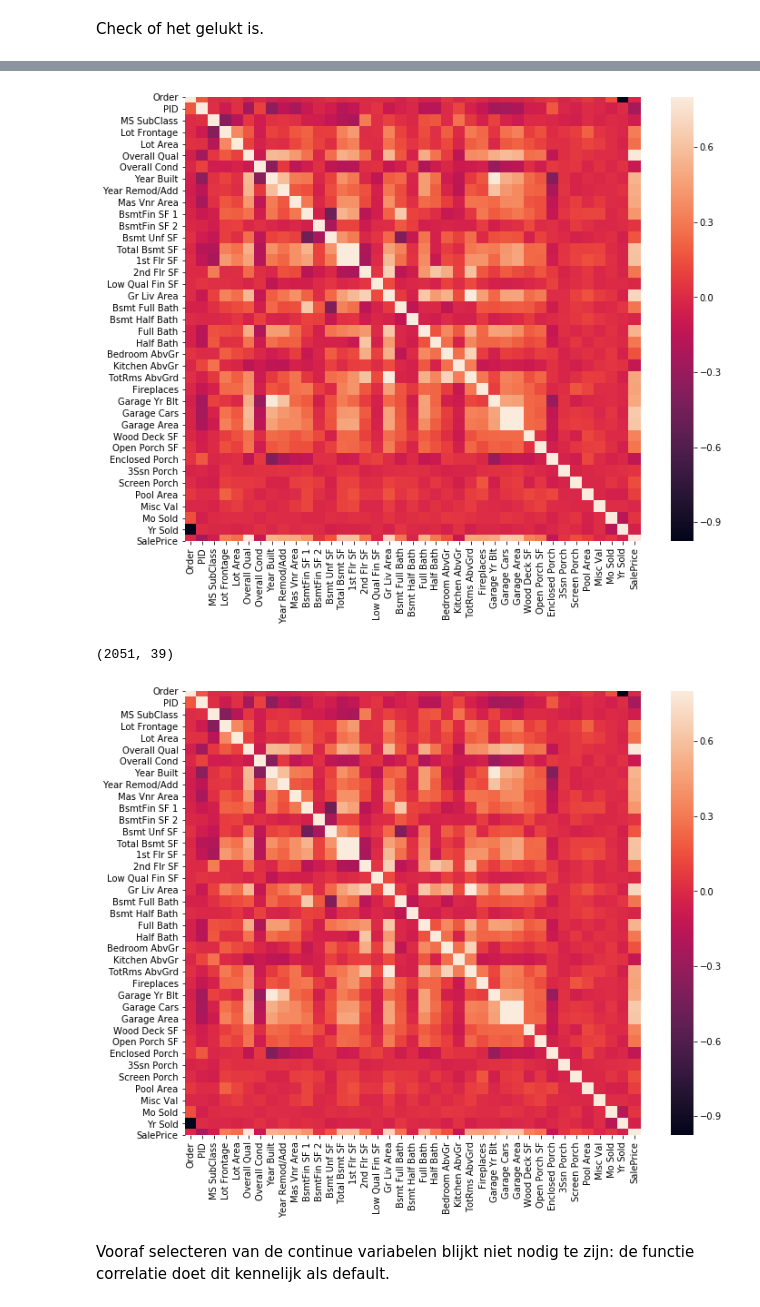
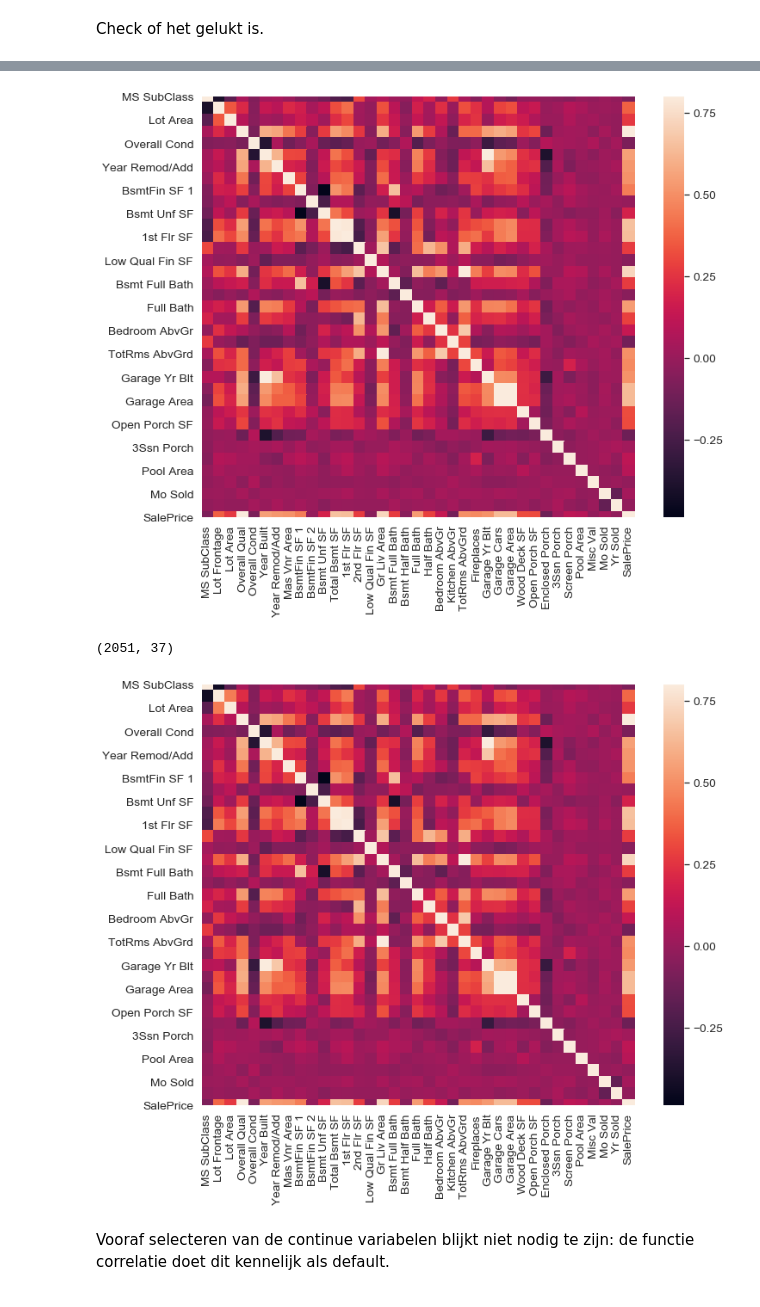
Before and after one commit to kolibrie-eric/JADS, a Jupyter notebook: Ames housing/ames-housing.ipynb, the cells around one changed output, grey strips where cells are left out. Drawn from its saved outputs; the diff is of its cells as text; code cells hidden in the pictures.

```diff
--- a/Ames housing/ames-housing.ipynb
+++ b/Ames housing/ames-housing.ipynb
@@ -30,7 +46,14 @@ from sklearn.preprocessing import StandardScaler
 from scipy import stats
 import warnings
 warnings.filterwarnings('ignore')
+
+
+# To plot pretty figures
 %matplotlib inline
+mpl.rc('axes', labelsize=14)
+mpl.rc('xtick', labelsize=12)
+mpl.rc('ytick', labelsize=12)
+
 
 
 # Initialize the random number generator at a specific state to be able reproduce
@@ -300,0 +427,15 @@ Check of het gelukt is.
+# %%
+dropvars = ["Order", "PID", "Condition 1", "Condition 2", "BsmtFin Type 1", "BsmtFin Type 2", "Bsmt Qual", "Bsmt Cond",
+            "Bsmt Exposure", "Pool QC", "Fence", "Misc Feature", "Alley", "Heating", "Heating QC",
+            "Central Air", "Electrical", "Functional"]
+
+ames.drop(dropvars, axis=1, inplace=True)  # Let op: vergeet inplace=True niet
+                                           # om aan te geven dat de verandering
+                                           # in de dataframe en dat de oude versie door
+                                        # de nieuwe moet worden vervangen.
+
+# Een alternatieve manier is om het restultaat van drop() weer weg te schrijven naar ames,
+# waardoor de oude data set wordt overschreven met de data set die minder variabelen bevat.
+#ames = ames.drop(dropvars, axis=1)
+
+ames.info()  ## check of de variabelen
@@ -300,0 +462,6 @@ Check of het gelukt is.
+# %%
+# Maak training data set en test set.
+from sklearn.model_selection import train_test_split
+
+traindata, testdata = train_test_split(ames, test_size=0.3)
+traindata.info()
@@ -300,0 +488,11 @@ Check of het gelukt is.
+# %%
+columns = list(traindata)
+for i in columns:
+    datatype = traindata.dtypes[i]
+    if datatype == "object":
+        traindata[i].fillna('100', inplace = True)
+    else:
+        traindata[i].fillna(traindata[i].median(), inplace = True)
+
+traindata.head()
+#traindata.info()
@@ -310,18 +534,18 @@ sns.heatmap(corrmat, vmax=.8, square=True);
 # we zouden hier alleen de correlaties tussen continue variabelen moeten opvragen
 # (en evt binair gecodeerde 0,1 variabelen).
 # %% [output]
-[figure, old version]
+[figure, new version]
 # %%
 traindata_numeric = traindata.select_dtypes(exclude=[np.object])
 # %%
 traindata_numeric.shape
 # %% [output]
-(2051, 39)
+(2051, 37)
 # %%
 corrmat2 = traindata_numeric.corr()
 f, ax = plt.subplots(figsize=(12, 9))
-sns.heatmap(corrmat, vmax=.8, square=True);
+sns.heatmap(corrmat2, vmax=.8, square=True);
 # %% [output]
-[figure, old version]
+[figure, new version]
 # %% [markdown]
 Vooraf selecteren van de continue variabelen blijkt niet nodig te zijn: de functie correlatie doet dit kennelijk als default.
```
Also changed, not shown: parts of 50 cells of this notebook.
